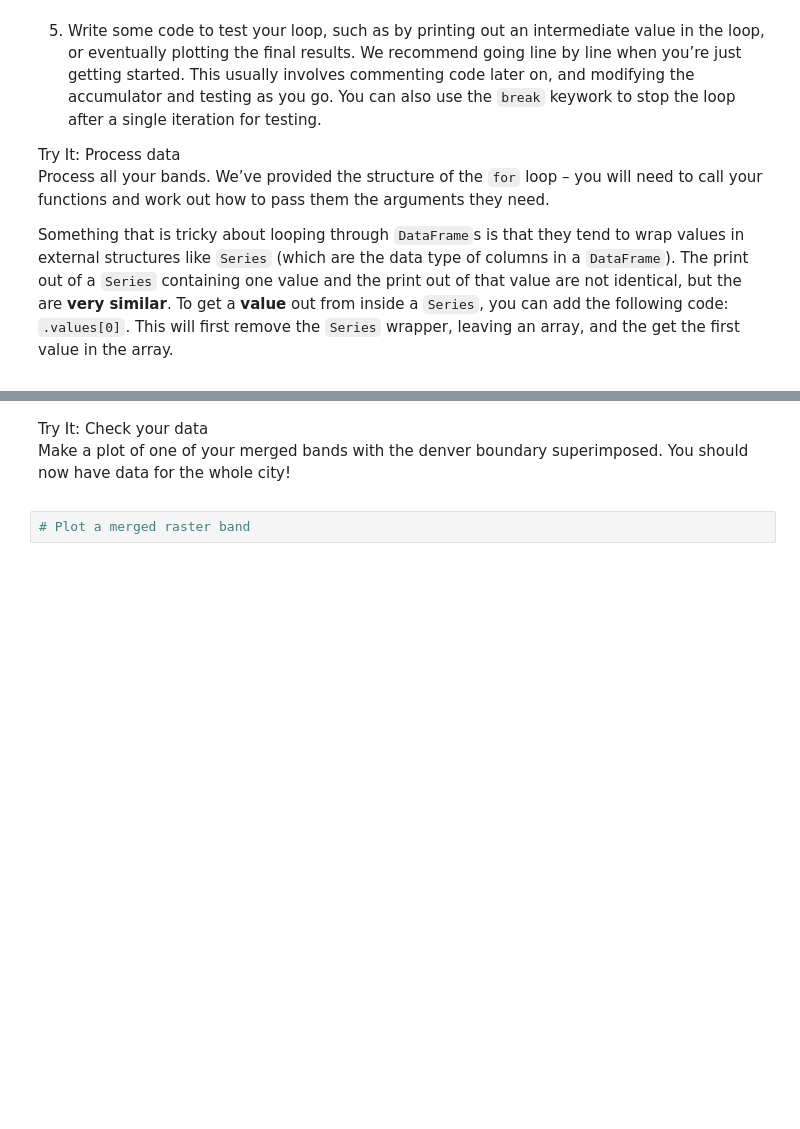
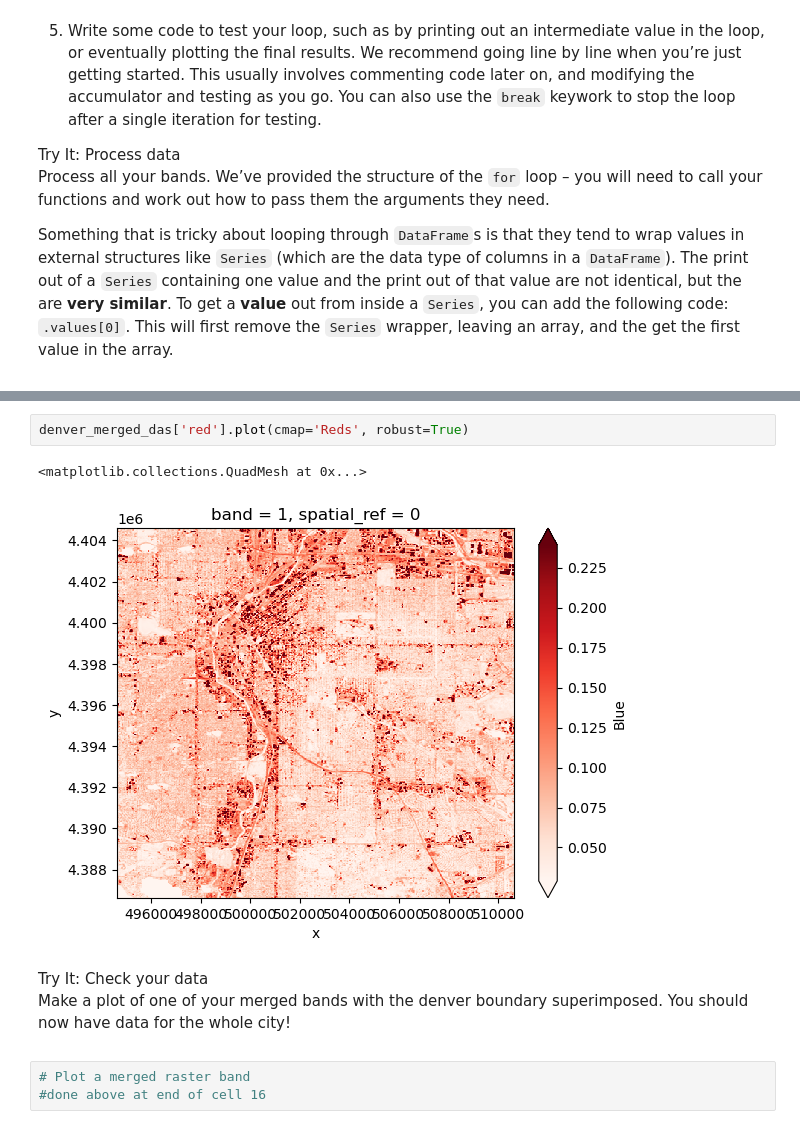
Before and after one commit to earthlab-education/fundamentals-04-redlining-hanried, a Jupyter notebook: notebooks/redlining-92-bulk-download.ipynb, the cells around one changed output, grey strips where cells are left out. Cells and saved outputs as stored; diff of their text form; blank space fills up the shorter version.

```diff
--- a/notebooks/redlining-92-bulk-download.ipynb
+++ b/notebooks/redlining-92-bulk-download.ipynb
@@ -457,5 +470,11 @@ denver_das['green'].plot(cmap='Greens', robust=True)
+# %%
+denver_merged_das['red'].plot(cmap='Reds', robust=True)
+# %% [output]
+<matplotlib.collections.QuadMesh at 0x...>
+[figure, added]
 # %% [markdown]
 <link rel="stylesheet" type="text/css" href="./assets/styles.css"><div class="callout callout-style-default callout-titled callout-task"><div class="callout-header"><div class="callout-icon-container"><i class="callout-icon"></i></div><div class="callout-title-container flex-fill">Try It: Check your data</div></div><div class="callout-body-container callout-body"><p>Make a plot of one of your merged bands with the denver boundary
 superimposed. You should now have data for the whole city!</p></div></div>
 # %%
 # Plot a merged raster band
+#done above at end of cell 16
```
Also changed, not shown: parts of 3 cells of this notebook.
